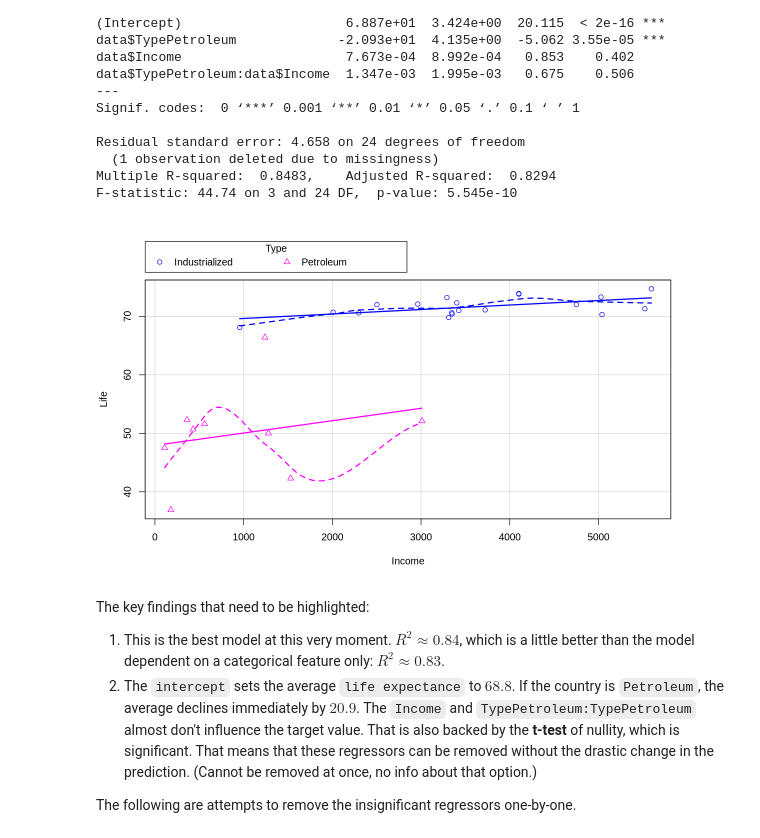
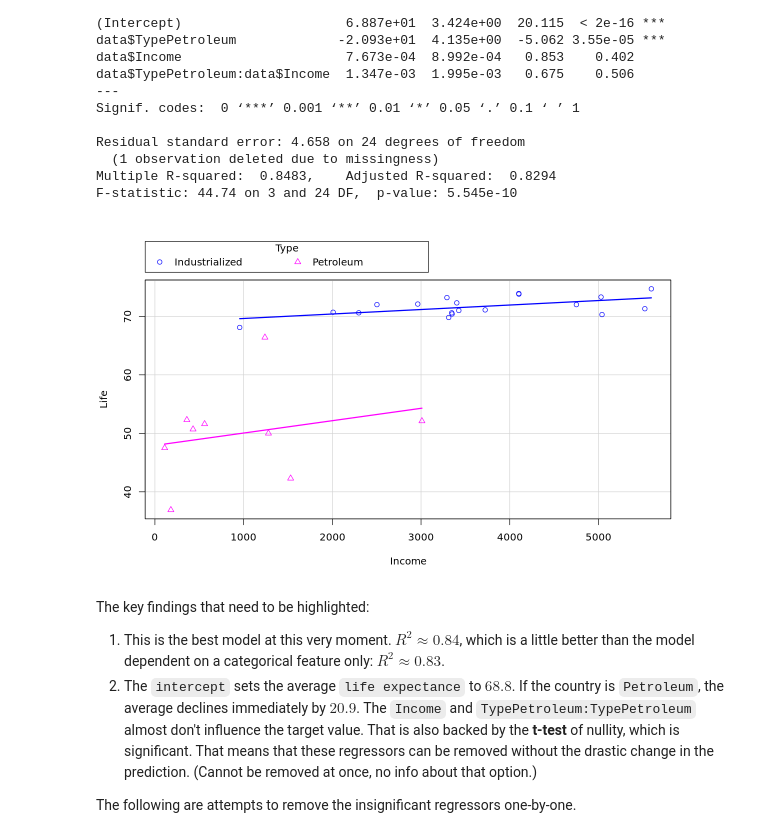
Before and after one commit to nickobard/eurostat-datasets-analysis, a Jupyter notebook: sem-2/semestral-work.ipynb, the cells around one changed output. Cells and saved outputs as stored; diff of their text form; code cells hidden in the pictures.

Commit message:
Delete redundant part of the plot (dashed lines)

```diff
--- a/sem-2/semestral-work.ipynb
+++ b/sem-2/semestral-work.ipynb
@@ -296,10 +314,10 @@ Multiple R-squared:  0.8483,    Adjusted R-squared:  0.8294
 F-statistic: 44.74 on 3 and 24 DF,  p-value: 5.545e-10
 # %%
 attach(clean_data)
-scatterplot(Life ~ Income * Type)
+scatterplot(Life ~ Income * Type, smooth = FALSE)
 detach(clean_data)
 # %% [output]
-[figure, old version]
+[figure, new version]
 # %% [markdown]
 The key findings that need to be highlighted:
 1. This is the best model at this very moment. $R^2 \approx 0.84$, which is a little better than the model dependent on a categorical feature only: $R^2 \approx 0.83$.
```
Also changed, not shown: parts of 8 cells of this notebook.
